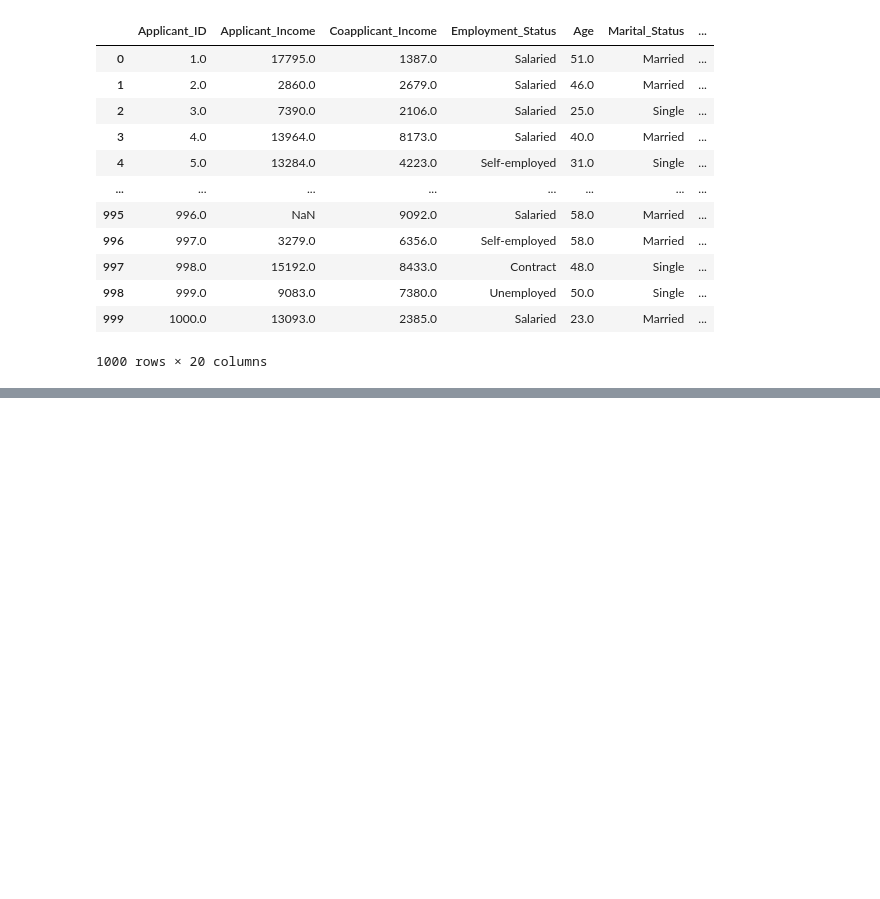
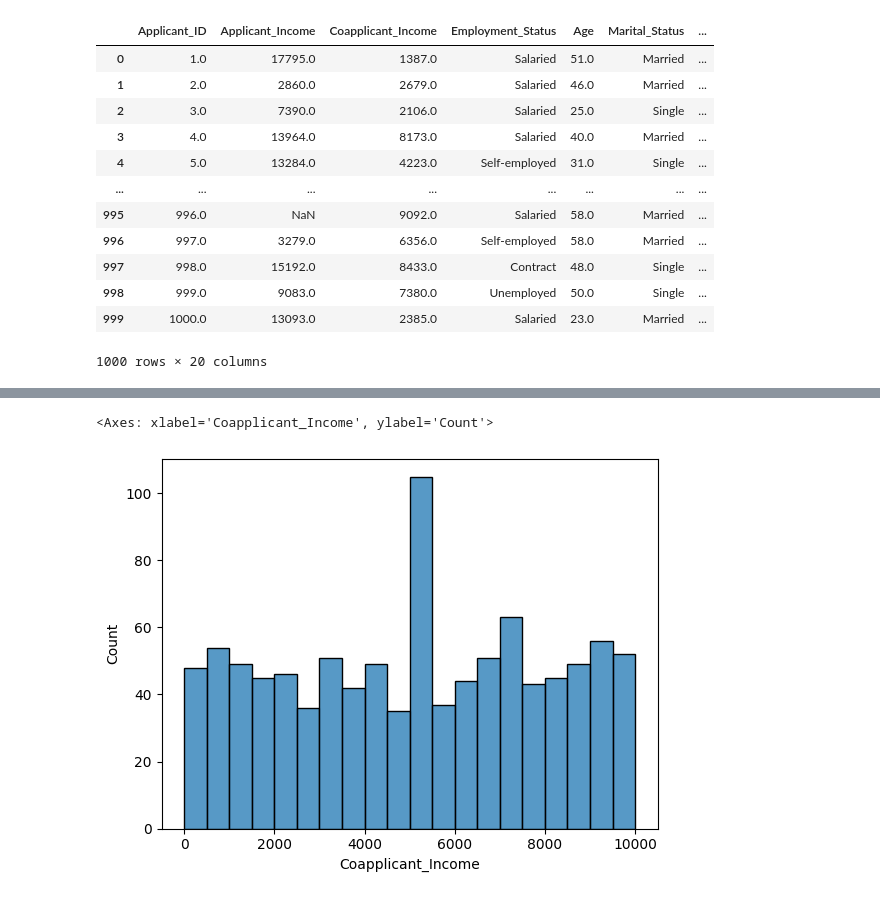
Before and after one commit to sarojsenn/Loan_Approval_System, a Jupyter notebook: credit_wise.ipynb, the cells around one changed output, grey strips where cells are left out. Drawn from its saved outputs; the diff is of its cells as text; code cells hidden in the pictures; blank space fills up the shorter version.

```diff
--- a/credit_wise.ipynb
+++ b/credit_wise.ipynb
@@ -56,0 +139,9 @@ memory usage: 156.4+ KB
+# %%
+sns.histplot(
+    data = df,
+    x = "Coapplicant_Income",
+    bins = 20
+)
+# %% [output]
+<Axes: xlabel='Coapplicant_Income', ylabel='Count'>
+[figure, added]
```
Also changed, not shown: parts of 43 cells of this notebook.
